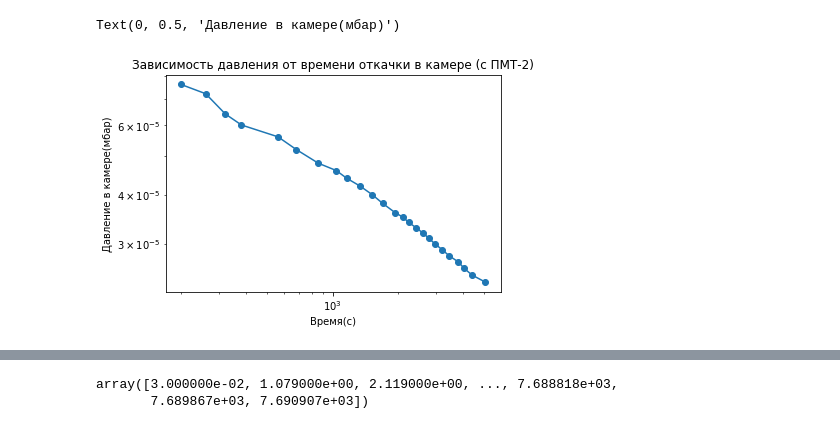
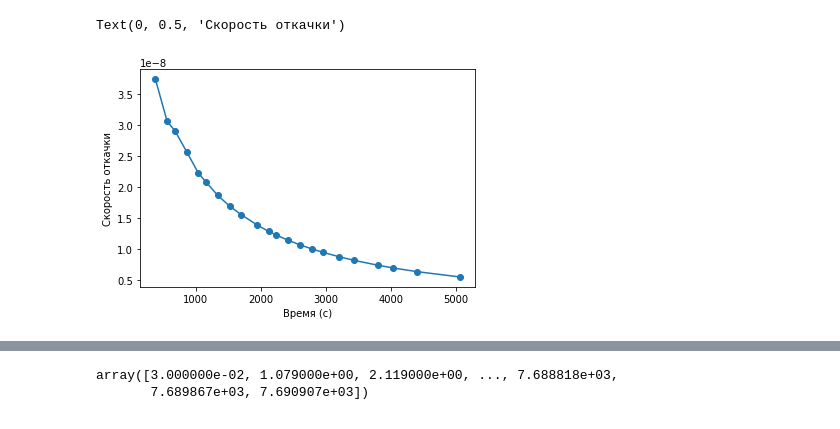
Before and after one commit to tttonyalpha/Labs, a Jupyter notebook: Thermodynamics/Laba_1.ipynb, the cells around one changed output, grey strips where cells are left out. Saved outputs shown, nothing was run; the diff lists cells and outputs as text; code cells hidden in the pictures.

```diff
--- a/Thermodynamics/Laba_1.ipynb
+++ b/Thermodynamics/Laba_1.ipynb
@@ -18,0 +27,2 @@ Text(0, 0.5, 'Давление в камере(мбар)')
+# %%
+y_2 = -(y/x)*np.log(y/y[0])
@@ -19,8 +40,8 @@ Text(0, 0.5, 'Давление в камере(мбар)')
 # %%
-plt.loglog(x, y, "o-")
-plt.title('Зависимость давления от времени откачки в камере (с ПМТ-2)')
-plt.xlabel("Время(с)")
-plt.ylabel("Давление в камере(мбар)")
+plt.plot(x[3:], y_2[3:], "o-")
+#plt.title("Зависимость скорости откачка от времени в камере (ПМТ-2)")
+plt.xlabel("Время (с)")
+plt.ylabel("Скорость откачки")
 # %% [output]
-Text(0, 0.5, 'Давление в камере(мбар)')
+Text(0, 0.5, 'Скорость откачки')
-[figure, old version]
+[figure, new version]
```
Also changed, not shown: parts of 18 cells of this notebook, 4 other files.
